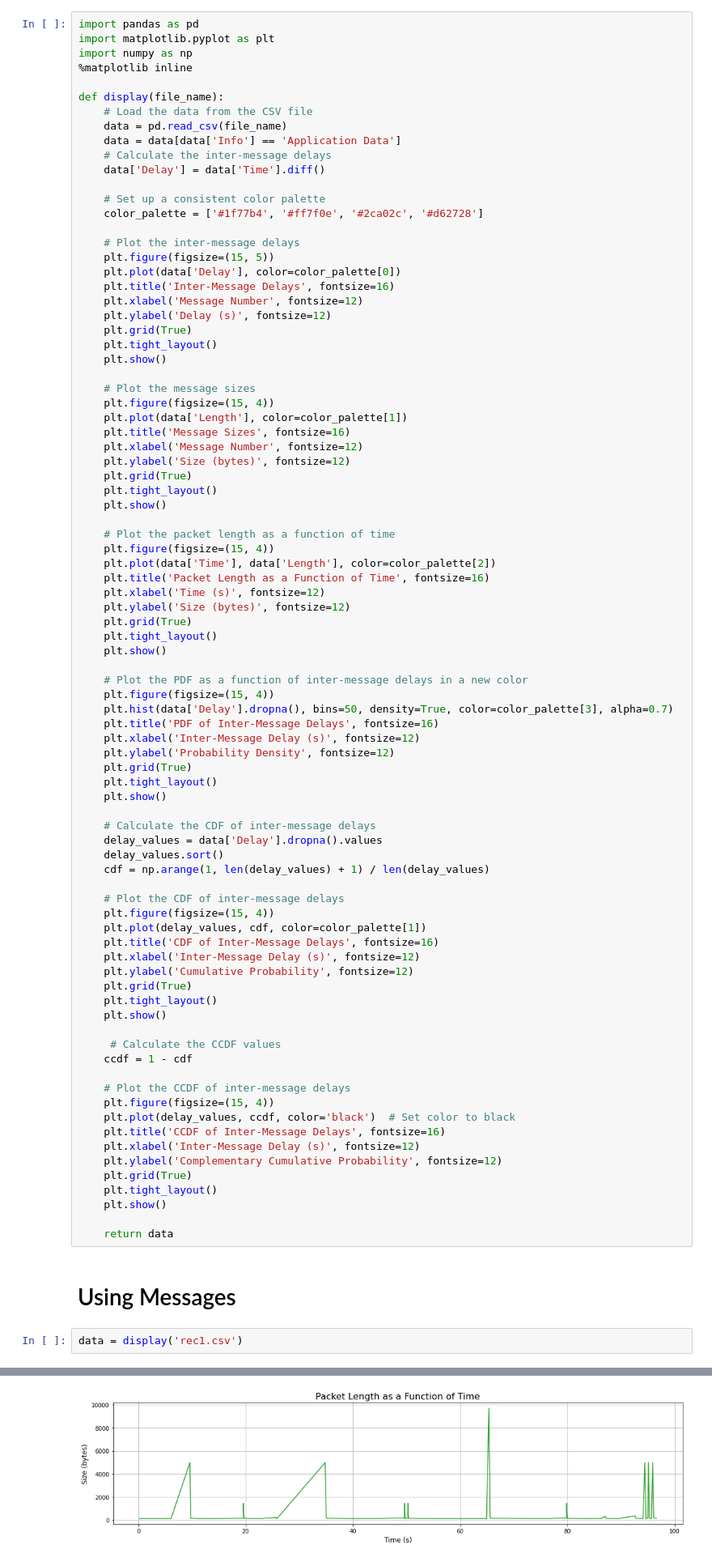
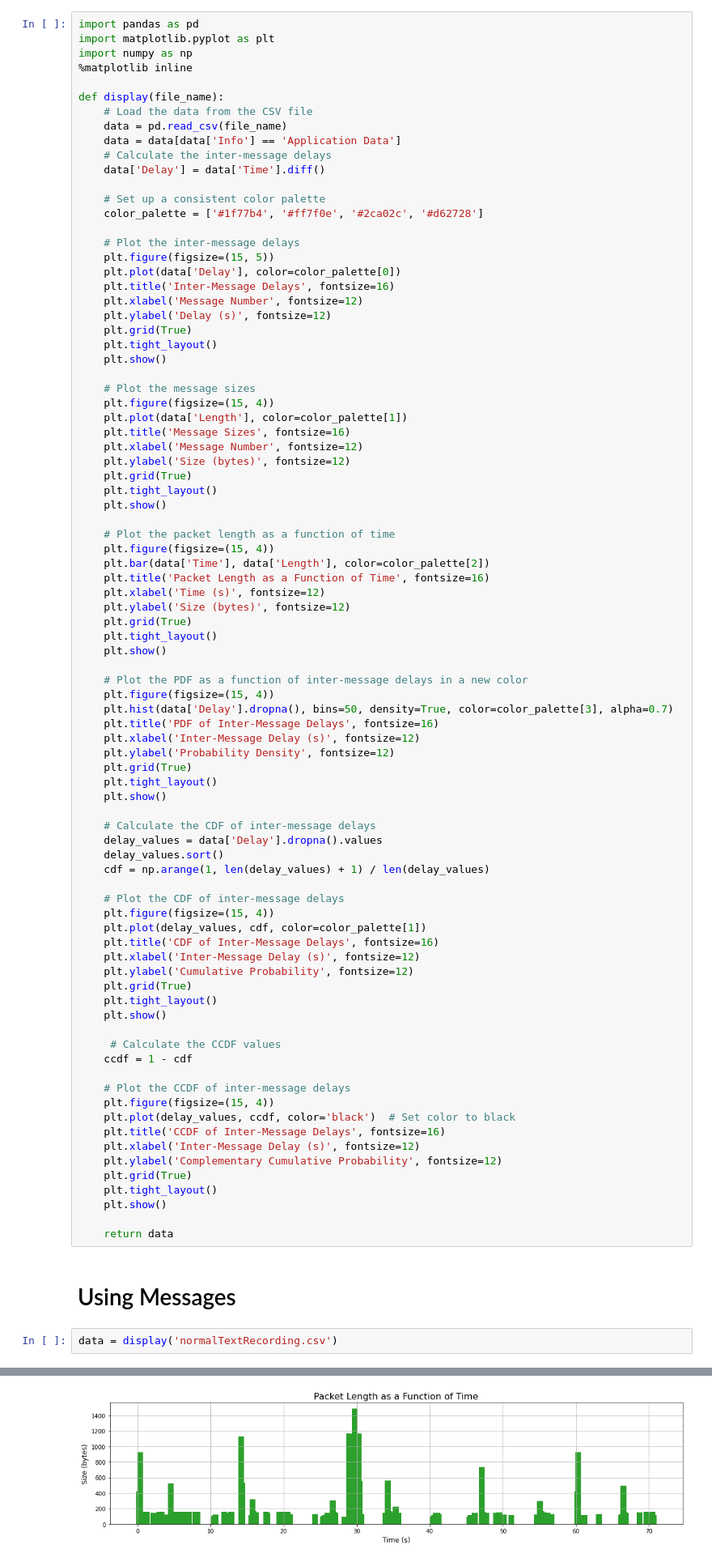
Before and after one commit to MayaHayat/NetworkingFinalProject, a Jupyter notebook: src/Networks_Assignment.ipynb, the cells around one changed output, grey strips where cells are left out. Shown at 81% size. Cells and saved outputs as stored; diff of their text form.

```diff
--- a/src/Networks_Assignment.ipynb
+++ b/src/Networks_Assignment.ipynb
@@ -42,7 +42,7 @@ def display(file_name):
 
     # Plot the packet length as a function of time
     plt.figure(figsize=(15, 4))
-    plt.plot(data['Time'], data['Length'], color=color_palette[2])
+    plt.bar(data['Time'], data['Length'], color=color_palette[2])
     plt.title('Packet Length as a Function of Time', fontsize=16)
     plt.xlabel('Time (s)', fontsize=12)
     plt.ylabel('Size (bytes)', fontsize=12)
@@ -92,5 +92,5 @@ def display(file_name):
 # %% [markdown]
 # Using Messages
 # %%
-data = display('rec1.csv')
+data = display('normalTextRecording.csv')
 # %% [output]
@@ -99 +99 @@ data = display('rec1.csv')
-[figure, old version]
+[figure, new version]
```
Also changed, not shown: parts of 8 cells of this notebook.
